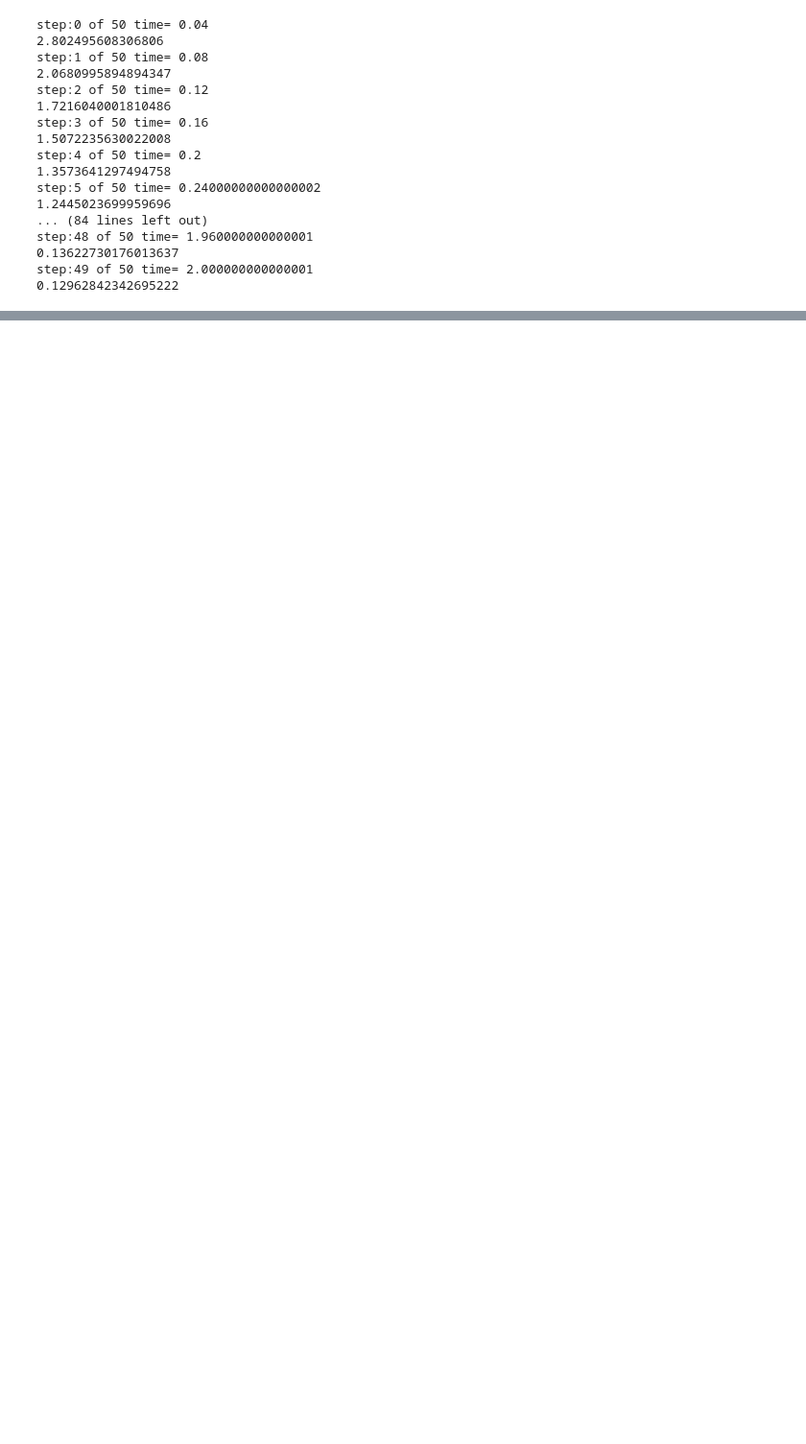
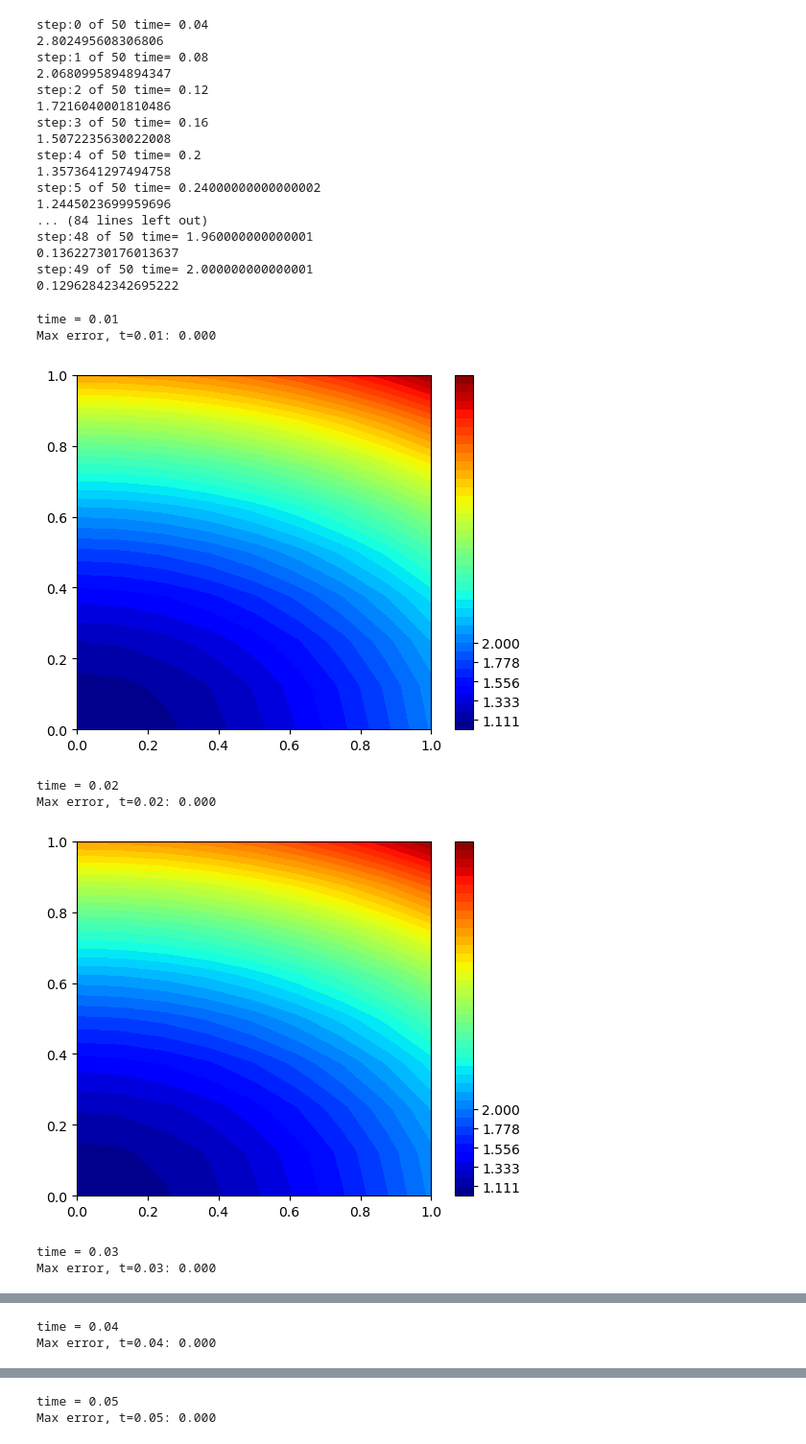
Before and after one commit to Sebastian-gomezC/Exponencial_time_schemes, a Jupyter notebook: Heat_equation/Heat_2D.ipynb, the cells around one changed output, grey strips where cells are left out. Shown at 96% size. Cells and saved outputs as stored; diff of their text form; code cells hidden in the pictures; blank space fills up the shorter version.

```diff
--- a/Heat_equation/Heat_2D.ipynb
+++ b/Heat_equation/Heat_2D.ipynb
@@ -168,3 +197,76 @@ step:48 of 50 time= 1.960000000000001
 0.13622730176013637
 step:49 of 50 time= 2.000000000000001
 0.12962842342695222
+# %%
+"""
+FEniCS tutorial demo program: Diffusion equation with Dirichlet
+conditions and a solution that will be exact at all nodes.
+"""
+
+from dolfin import *
+import numpy
+import matplotlib.pyplot as plt
+
+# Create mesh and define function space
+nx = ny = 8
+mesh = UnitSquareMesh(nx, ny)
+V = FunctionSpace(mesh, 'Lagrange', 1)
+
+# Define boundary conditions
+alpha = 3; beta = 1.2
+u0 = Expression('1 + x[0]*x[0] + alpha*x[1]*x[1] + beta*t',
+                alpha=alpha, beta=beta, t=0,degree=1)
+
+class Boundary(SubDomain):  # define the Dirichlet boundary
+    def inside(self, x, on_boundary):
+        return on_boundary
+
+boundary = Boundary()
+bc = DirichletBC(V, u0, boundary)
+
+# Initial condition
+u_1 = interpolate(u0, V)
+#u_1 = project(u0, V)  # will not result in exact solution!
+
+dt = 0.01     # time step
+
+# Define variational problem
+u = TrialFunction(V)
+v = TestFunction(V)
+f = Constant(beta - 2 - 2*alpha)
+a = u*v*dx + dt*inner(nabla_grad(u), nabla_grad(v))*dx
+L = (u_1 + dt*f)*v*dx
+
+A = assemble(a)   # assemble only once, before the time stepping
+b = None          # necessary for memory saving assemeble call
+
+# Compute solution
+u = Function(V)   # the unknown at a new time level
+T = 1.9           # total simulation time
+t = dt
+while t <= T:
+    print ('time =', t)
+    b = assemble(L, tensor=b)
+    u0.t = t
+    bc.apply(A, b)
+    solve(A, u.vector(), b)
+
+    # Verify
+    u_e = interpolate(u0, V)
+    maxdiff = numpy.linalg.norm(u_e.vector().get_local() - u.vector().get_local())
+    print( 'Max error, t=%.2f: %-10.3f' % (t, maxdiff))
+    p=plot(u_e)
+    p.set_cmap ('jet')
+    plt.colorbar(p,ticks=numpy.linspace(0, 2, 10))
+    plt.show()
+    t += dt
+    u_1.assign(u)
+# %% [output]
+time = 0.01
+Max error, t=0.01: 0.000
+[figure, added]
+time = 0.02
+Max error, t=0.02: 0.000
+[figure, added]
+time = 0.03
+Max error, t=0.03: 0.000
@@ -170,0 +274,2 @@ step:49 of 50 time= 2.000000000000001
+time = 0.04
+Max error, t=0.04: 0.000
@@ -170,0 +277,2 @@ step:49 of 50 time= 2.000000000000001
+time = 0.05
+Max error, t=0.05: 0.000
```
Also changed, not shown: parts of 3 cells of this notebook, 13 other files.
